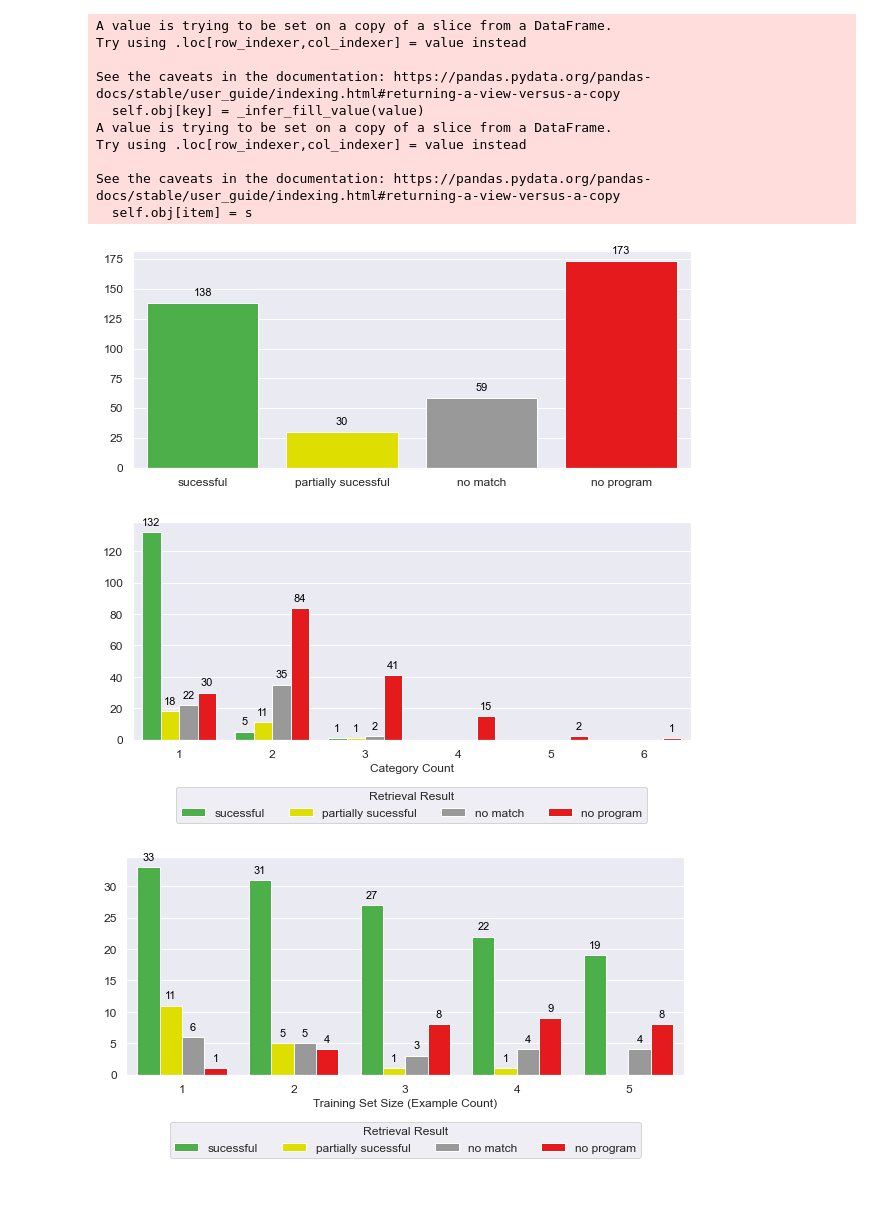
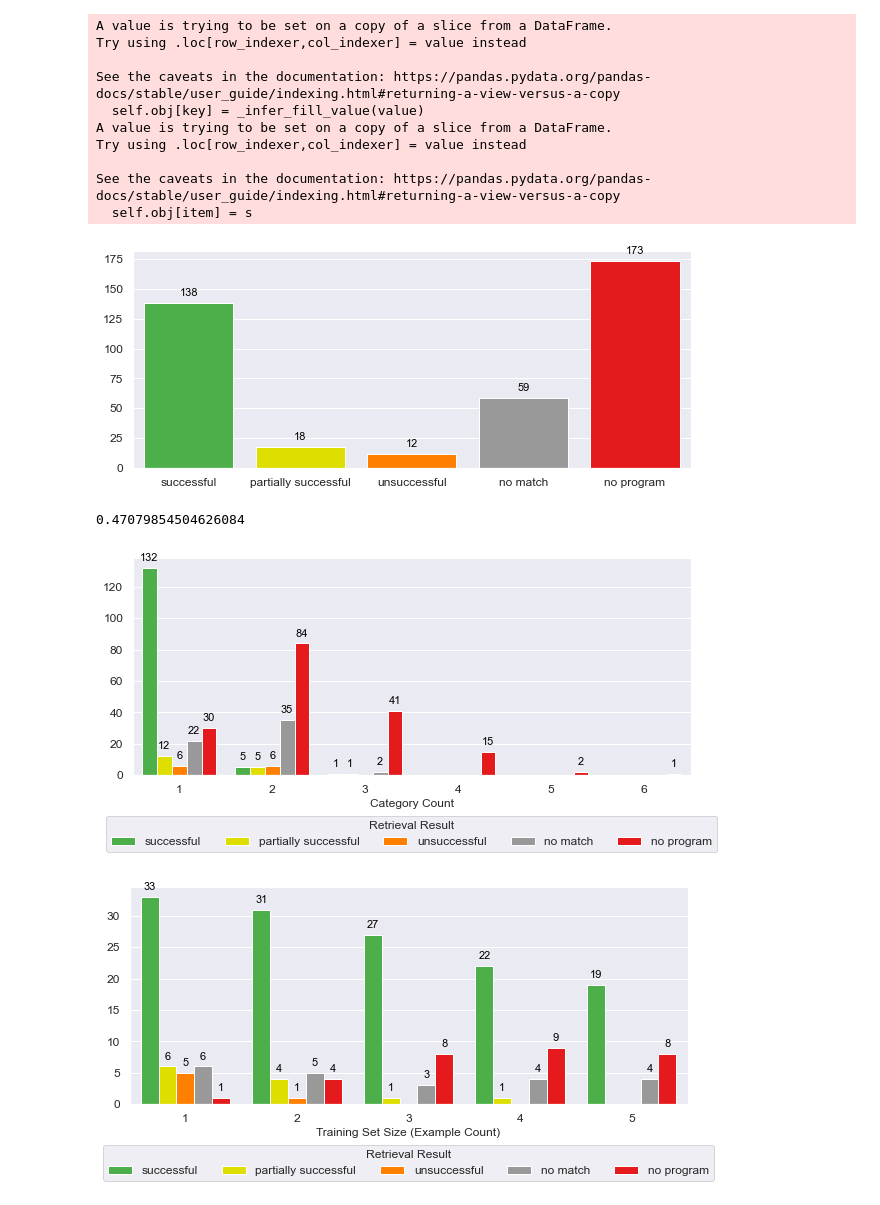
Before and after one commit to lacinoire/master-thesis, a Jupyter notebook: evaluation/results/big_study_data_analysis.ipynb, the cells around one changed output. Saved outputs shown, nothing was run; the diff lists cells and outputs as text; code cells hidden in the pictures.

```diff
--- a/evaluation/results/big_study_data_analysis.ipynb
+++ b/evaluation/results/big_study_data_analysis.ipynb
@@ -45,11 +45,14 @@ def process_fig(ax, name, technique, int_annotation, hue_title, labels=[], fonts
     else:
         label_bars_floats(ax, fontsize)
     if (hue_title != ''):
+        legend_y = -0.42
+        if ax.get_xlabel() == '':
+            legend_y = -0.35
         if (labels != []):
             handles, x = ax.get_legend_handles_labels()
-            ax.legend(handles=handles, loc='center', ncol=6, bbox_to_anchor=(0.25, -0.45, 0.5, 0.3), title=hue_title, labels=labels)
+            ax.legend(handles=handles, loc='center', ncol=6, bbox_to_anchor=(0.25, legend_y, 0.5, 0.3), title=hue_title, labels=labels)
         else:
-            ax.legend(loc='center', ncol=6, bbox_to_anchor=(0.25, -0.45, 0.5, 0.3), title=hue_title)
+            ax.legend(loc='center', ncol=6, bbox_to_anchor=(0.25, legend_y, 0.5, 0.3), title=hue_title)
     ax.set_ylabel('')
     pdf_fig(ax, name + '-' + technique)
     plt.show()
@@ -322,31 +329,36 @@ See the caveats in the documentation: https://pandas.pydata.org/pandas-docs/stab
   self.obj[item] = s
 # %%
 # Rewrite strings to make them fit one line in plot
-failed.loc[failed['to'] == 'unsuccessful\nretrieval', 'to'] = 'partially sucessful'
-failed.loc[failed['to'] == 'successful\nretrieval', 'to'] = 'sucessful'
+failed.loc[failed['to'] == 'unsuccessful\nretrieval', 'to'] = 'partially successful'
+failed.loc[failed['to'] == 'successful\nretrieval', 'to'] = 'successful'
 failed.loc[failed['to'] == 'empty\nretrieval', 'to'] = 'no match'
 failed.loc[failed['to'] == 'no consistent\nprogram found', 'to'] = 'no program'
+
+failed.loc[(failed['to'] == 'partially successful') & (failed['Recall'] == 0), 'to'] = 'unsuccessful'
 # %%
 #pbe_fail_order = ['successful\nretrieval', 'unsuccessful\nretrieval', 'empty\nretrieval', 'no consistent\nprogram found']
-pbe_fail_order = ['sucessful', 'partially sucessful', 'no match', 'no program']
+pbe_fail_order = ['successful', 'partially successful', 'unsuccessful', 'no match', 'no program']
 
-pbe_fail_palette = ['#4daf4a', '#dede00', '#999999', '#e41a1c']
+pbe_fail_palette = ['#4daf4a', '#dede00', '#ff7f00', '#999999', '#e41a1c']
 
 ax = sns.countplot(x="to",
                    data=failed, order=pbe_fail_order,
                    palette=pbe_fail_palette , saturation=1)
 #ax.set_xticklabels(ax.get_xticklabels(), rotation=40, ha="right")
 ax.set_xlabel('')
 process_fig(ax, 'failure-reason', 'PBE', True, '')
+
+failed[failed['to'] == 'partially successful']['Recall'].mean()
 # %% [output]
-[figure, old version]
+[figure, new version]
+0.47079854504626084
 # %%
 # pbe failure reason against category count
 ax = sns.countplot(x='Category Count', hue='to', data=failed, hue_order=pbe_fail_order,
                    palette=pbe_fail_palette , saturation=1)
 process_fig(ax, 'failure-reason-categorycount', 'PBE', True, 'Retrieval Result', fontsize=11)
 # %% [output]
-[figure, old version]
+[figure, new version]
 # %%
 # pbe failure reason against example count
 ax = sns.countplot(x='Example Count', hue='to', data=failed[failed['Category Count'] == 1], hue_order=pbe_fail_order,
@@ -354,7 +366,7 @@ ax = sns.countplot(x='Example Count', hue='to', data=failed[failed['Category Cou
 ax.set_xlabel('Training Set Size (Example Count)')
 process_fig(ax, 'failure-reason-examplecount', 'PBE', True, 'Retrieval Result')
 # %% [output]
-[figure, old version]
+[figure, new version]
 # %%
 # precision one technique against example count
 ax = sns.swarmplot(x='Example Count', y='Precision', hue='to', data=failed[failed['Category Count'] == 1], hue_order=pbe_fail_order,
```
Also changed, not shown: parts of 22 cells of this notebook, 44 other files.
